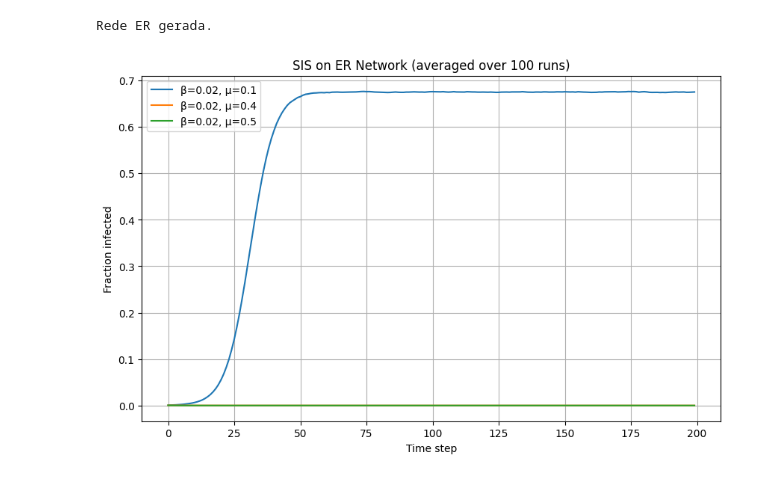
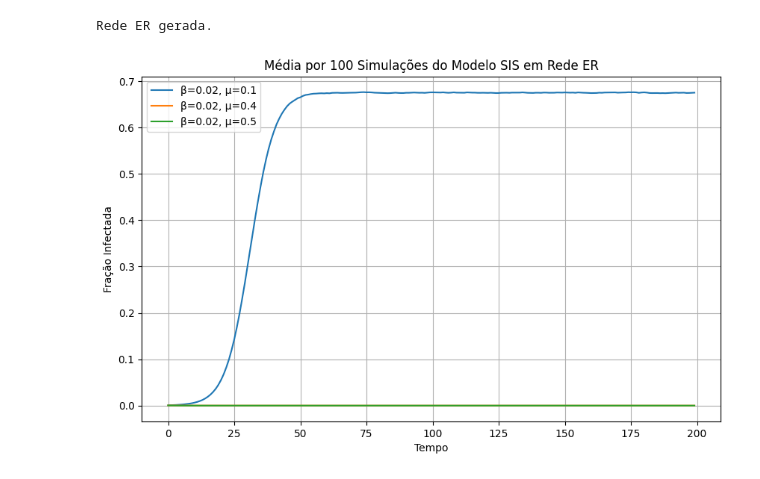
Before and after one commit to LeonardoAleee/EpidemicSimulation, a Jupyter notebook: EpidemicSimulation.ipynb, the cells around one changed output. Drawn from its saved outputs; the diff is of its cells as text; code cells hidden in the pictures.

```diff
--- a/EpidemicSimulation.ipynb
+++ b/EpidemicSimulation.ipynb
@@ -103,14 +103,14 @@ for beta, mu in params:
 # %%
 plt.figure(figsize=(10,6))
 
 for (beta, mu), curve in results.items():
     plt.plot(curve, label=f"β={beta}, μ={mu}")
 
-plt.xlabel("Time step")
-plt.ylabel("Fraction infected")
-plt.title("SIS on ER Network (averaged over 100 runs)")
+plt.xlabel("Tempo")
+plt.ylabel("Fração Infectada")
+plt.title("Média por 100 Simulações do Modelo SIS em Rede ER")
 plt.legend()
 plt.grid(True)
 plt.show()
 # %% [output]
-[figure, old version]
+[figure, new version]
```
